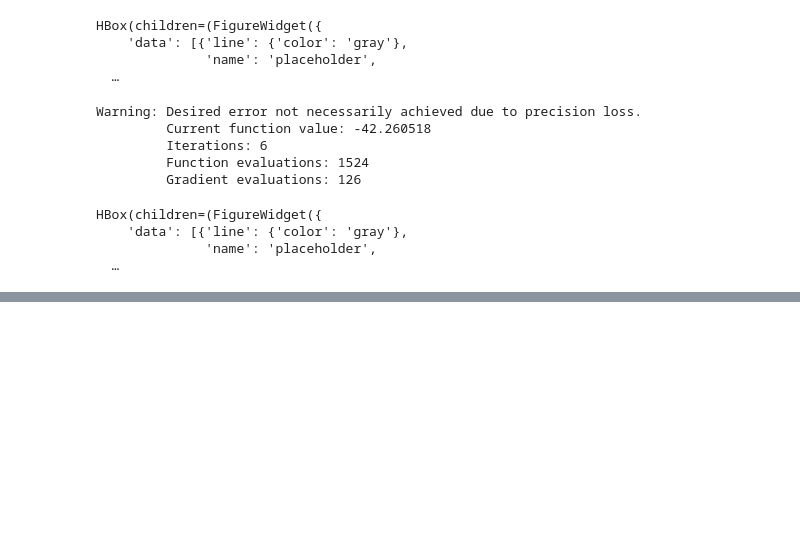
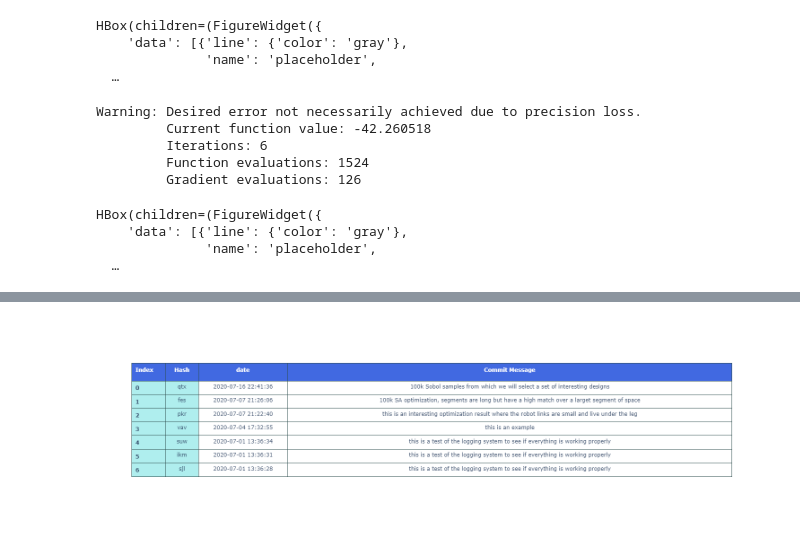
Before and after one commit to adawsonelli/NRI_Analyses, a Jupyter notebook: NumericalExperiments.ipynb, the cells around one changed output, grey strips where cells are left out. Saved outputs shown, nothing was run; the diff lists cells and outputs as text; code cells hidden in the pictures; blank space fills up the shorter version.

```diff
--- a/NumericalExperiments.ipynb
+++ b/NumericalExperiments.ipynb
@@ -204,0 +246,4 @@ HBox(children=(FigureWidget({
+# %%
+Exp.Log()
+# %% [output]
+[figure, added]
```
Also changed, not shown: parts of 19 cells of this notebook.
